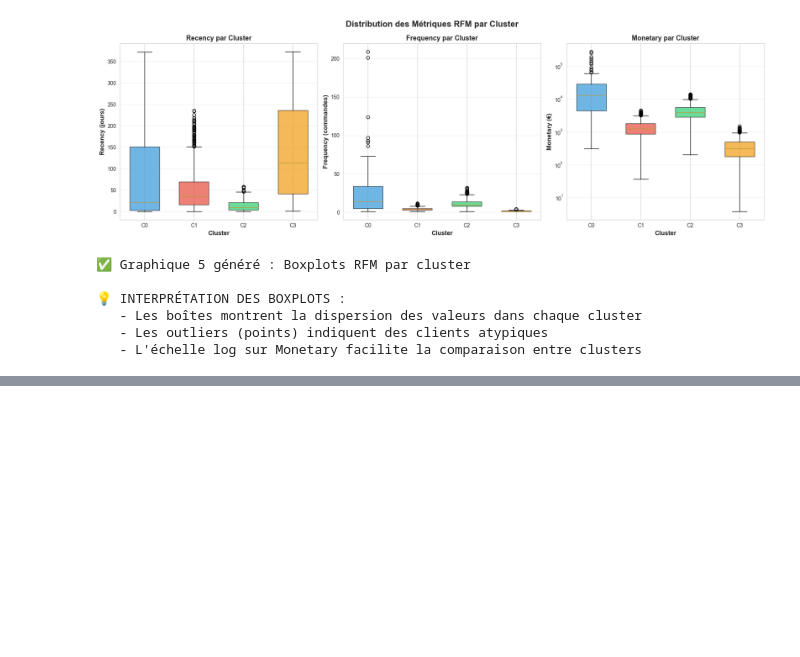
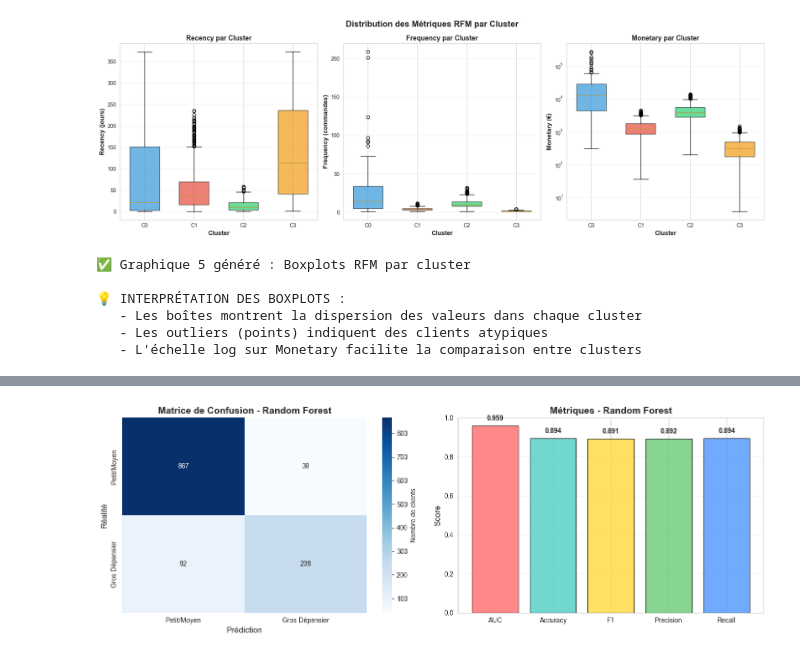
Before and after one commit to EdLac/spark-ecommerce, a Jupyter notebook: notebooks/ProjetFinal.ipynb, the cells around one changed output, grey strips where cells are left out. Drawn from its saved outputs; the diff is of its cells as text; code cells hidden in the pictures; blank space fills up the shorter version.

```diff
--- a/notebooks/ProjetFinal.ipynb
+++ b/notebooks/ProjetFinal.ipynb
@@ -1201,0 +1345,16 @@ print("   - L'échelle log sur Monetary facilite la comparaison entre clusters")
+# %%
+gbt = GBTClassifier(
+    featuresCol="features_ml",
+    labelCol="label",
+    maxIter=50,
+    maxDepth=5,
+    seed=42
+)
+
+print(" Entraînement en cours...")
+gbt_model = gbt.fit(train)
+gbt_predictions = gbt_model.transform(test)
+
+print(" Modèle entraîné avec succès !")
+print("\n Aperçu des prédictions :")
+gbt_predictions.select("CustomerID", "label", "prediction", "probability").show(10, truncate=False)
@@ -1201,0 +1456,69 @@ print("   - L'échelle log sur Monetary facilite la comparaison entre clusters")
+# %%
+from sklearn.metrics import confusion_matrix, classification_report
+
+# Utiliser le meilleur modèle (ici on prend Random Forest comme exemple)
+# Adapter selon tes résultats
+if best_model_name == "Random Forest":
+    best_predictions = rf_predictions
+elif best_model_name == "Logistic Regression":
+    best_predictions = lr_predictions
+else:
+    best_predictions = gbt_predictions
+
+print(f"\n Analyse détaillée du meilleur modèle : {best_model_name}")
+
+# Convertir en Pandas pour sklearn
+y_true = best_predictions.select("label").toPandas()["label"]
+y_pred = best_predictions.select("prediction").toPandas()["prediction"]
+
+# Matrice de confusion
+cm = confusion_matrix(y_true, y_pred)
+
+print("\n MATRICE DE CONFUSION")
+print("─" * 80)
+print(f"                    Prédit: Petit/Moyen  |  Prédit: Gros")
+print("─" * 80)
+print(f"Réel: Petit/Moyen   {cm[0, 0]:>10}        |  {cm[0, 1]:>10}")
+print(f"Réel: Gros          {cm[1, 0]:>10}        |  {cm[1, 1]:>10}")
+print("─" * 80)
+
+# Visualisation de la matrice de confusion
+fig, axes = plt.subplots(1, 2, figsize=(14, 5))
+
+# Matrice de confusion
+sns.heatmap(cm, annot=True, fmt='d', cmap='Blues', ax=axes[0],
+            xticklabels=['Petit/Moyen', 'Gros Dépensier'],
+            yticklabels=['Petit/Moyen', 'Gros Dépensier'],
+            cbar_kws={'label': 'Nombre de clients'})
+axes[0].set_xlabel('Prédiction', fontsize=12)
+axes[0].set_ylabel('Réalité', fontsize=12)
+axes[0].set_title(f'Matrice de Confusion - {best_model_name}', fontsize=14, fontweight='bold')
+
+# Bar chart des métriques
+best_metrics = results_df[results_df['Model'] == best_model_name].iloc[0]
+metric_names = ['AUC', 'Accuracy', 'F1', 'Precision', 'Recall']
+metric_values = [best_metrics[m] for m in metric_names]
+colors_bars = ['#FF6B6B', '#4ECDC4', '#FFD93D', '#6BCB77', '#4D96FF']
+
+bars = axes[1].bar(metric_names, metric_values, color=colors_bars, alpha=0.8, edgecolor='black')
+axes[1].set_ylim([0, 1])
+axes[1].set_ylabel('Score', fontsize=12)
+axes[1].set_title(f'Métriques - {best_model_name}', fontsize=14, fontweight='bold')
+axes[1].grid(axis='y', alpha=0.3)
+
+for i, (bar, v) in enumerate(zip(bars, metric_values)):
+    height = bar.get_height()
+    axes[1].text(bar.get_x() + bar.get_width()/2., height + 0.02,
+                f'{v:.3f}', ha='center', va='bottom', fontweight='bold', fontsize=10)
+
+plt.tight_layout()
+plt.show()
+
+print("\n Graphiques générés avec succès")
+
+# Rapport de classification détaillé
+print("\n" + "═" * 80)
+print(" RAPPORT DE CLASSIFICATION DÉTAILLÉ")
+print("═" * 80)
+print(classification_report(y_true, y_pred, target_names=['Petit/Moyen Dépensier', 'Gros Dépensier']))
+# %% [output]
@@ -1201,0 +1534 @@ print("   - L'échelle log sur Monetary facilite la comparaison entre clusters")
+[figure, added]
```
Also changed, not shown: parts of 29 cells of this notebook.
